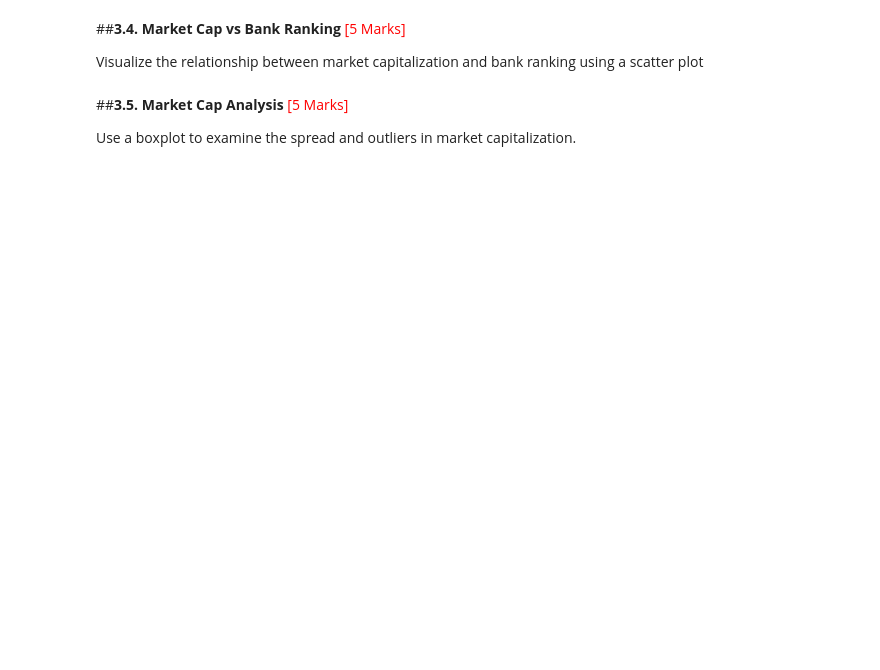
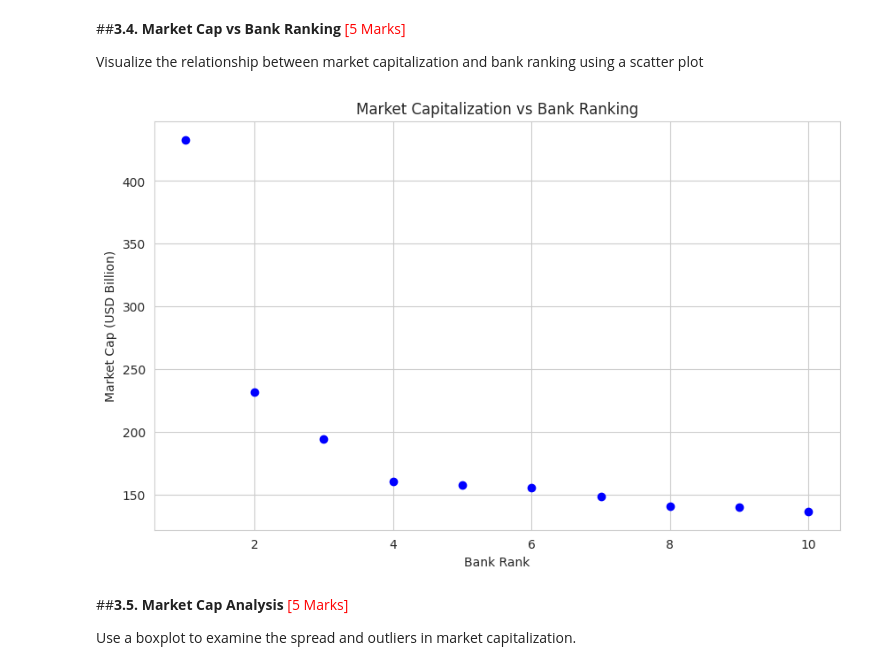
Before and after one commit to GoutamKonala/ETL_Bank_Data_Analysis, a Jupyter notebook: ETL_Bank_Data_Analysis_Lakshmi_Goutam_Reddy_Konala.ipynb, the cells around one changed output. Saved outputs shown, nothing was run; the diff lists cells and outputs as text; code cells hidden in the pictures; blank space fills up the shorter version.

```diff
--- a/ETL_Bank_Data_Analysis_Lakshmi_Goutam_Reddy_Konala.ipynb
+++ b/ETL_Bank_Data_Analysis_Lakshmi_Goutam_Reddy_Konala.ipynb
@@ -209,3 +524,16 @@ Visualize the relationship between market capitalization and bank ranking using
+# %%
+# Market Cap vs Rank
+
+# Plot market cap vs rank
+plt.figure(figsize=(10, 6))
+plt.scatter(clean_df['Rank'], clean_df['Market Cap (USD Billion)'], color='blue')
+plt.title('Market Capitalization vs Bank Ranking')
+plt.xlabel('Bank Rank')
+plt.ylabel('Market Cap (USD Billion)')
+plt.grid(True)
+plt.show()
+# %% [output]
+[figure, added]
 # %% [markdown]
 ##**3.5. Market Cap Analysis** <font color = red>[5 Marks]</font> <br>
 
```
Also changed, not shown: parts of 47 cells of this notebook.
